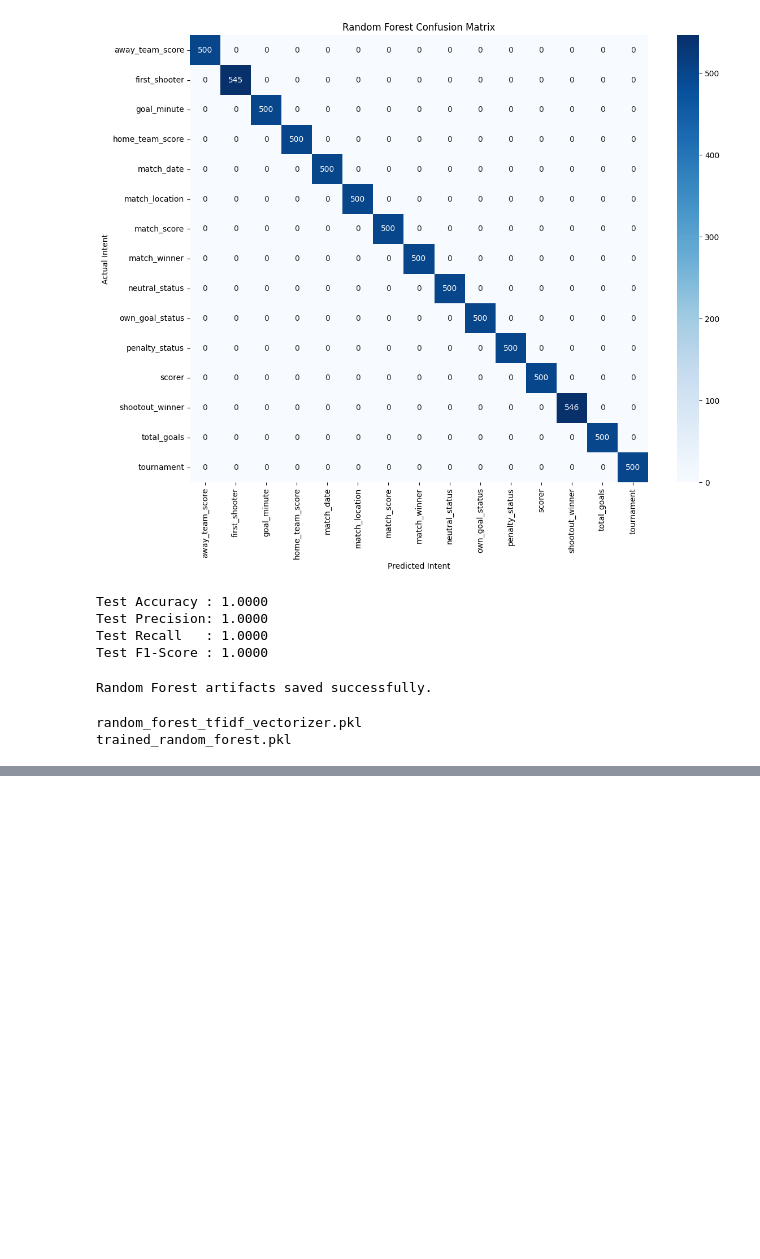
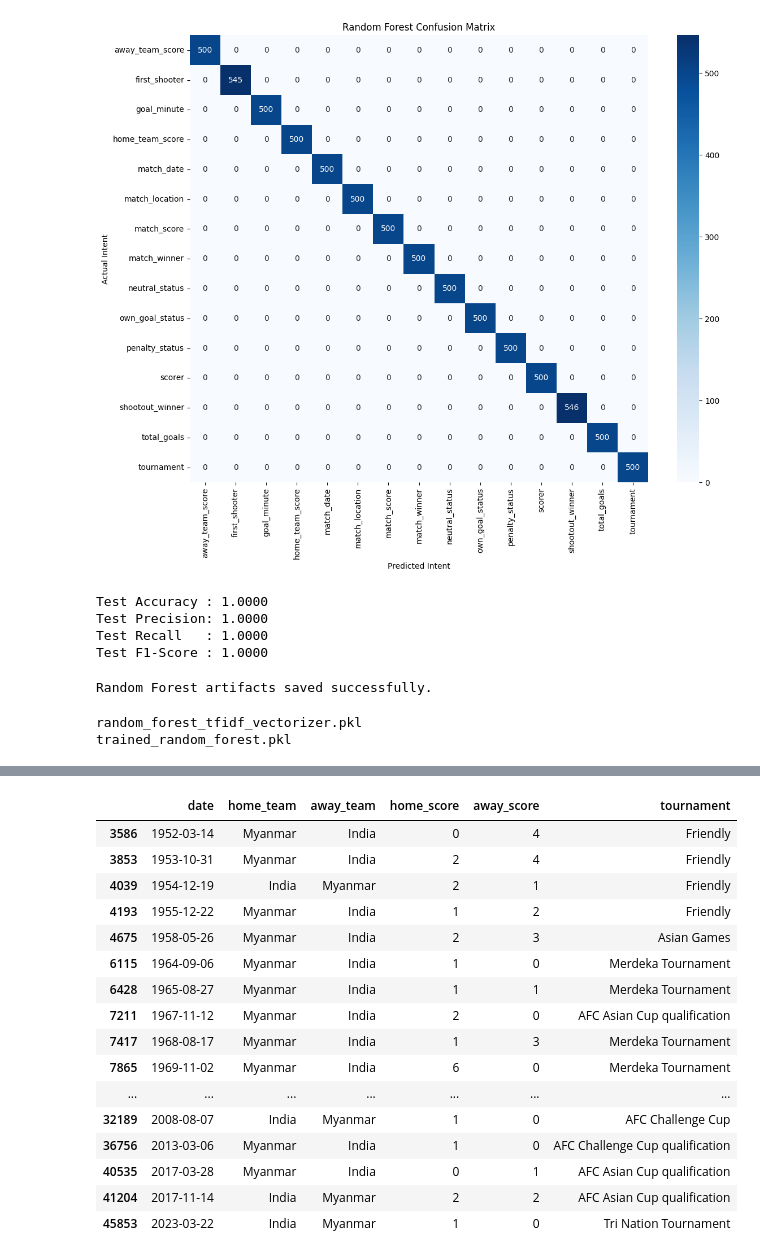
Before and after one commit to eshan14git/football-qa-nlp, a Jupyter notebook: notebooks/05_random_forest.ipynb, the cells around one changed output, grey strips where cells are left out. Saved outputs shown, nothing was run; the diff lists cells and outputs as text; code cells hidden in the pictures; blank space fills up the shorter version.

```diff
--- a/notebooks/05_random_forest.ipynb
+++ b/notebooks/05_random_forest.ipynb
@@ -354,0 +474,17 @@ trained_random_forest.pkl
+# %%
+import pandas as pd
+import os
+
+data_path = "/content/football-qa-nlp/data"
+
+results_df = pd.read_csv(os.path.join(data_path, "results_clean.csv"))
+goalscorers_df = pd.read_csv(os.path.join(data_path, "goalscorers_clean.csv"))
+shootouts_df = pd.read_csv(os.path.join(data_path, "shootouts_clean.csv"))
+former_names_df = pd.read_csv(os.path.join(data_path, "former_names_clean.csv"))
+
+print("Datasets loaded successfully.\n")
+
+print("Results:", results_df.shape)
+print("Goalscorers:", goalscorers_df.shape)
+print("Shootouts:", shootouts_df.shape)
+print("Former names:", former_names_df.shape)
@@ -354,0 +703,35 @@ trained_random_forest.pkl
+# %%
+myanmar_india = results_df[
+    (
+        (results_df["home_team"] == "Myanmar") &
+        (results_df["away_team"] == "India")
+    )
+    |
+    (
+        (results_df["home_team"] == "India") &
+        (results_df["away_team"] == "Myanmar")
+    )
+][
+    ["date", "home_team", "away_team",
+     "home_score", "away_score", "tournament"]
+]
+
+display(myanmar_india)
+# %% [output]
+|  | date | home_team | away_team | home_score | away_score | tournament |
+| 3586 | 1952-03-14 | Myanmar | India | 0 | 4 | Friendly |
+| 3853 | 1953-10-31 | Myanmar | India | 2 | 4 | Friendly |
+| 4039 | 1954-12-19 | India | Myanmar | 2 | 1 | Friendly |
+| 4193 | 1955-12-22 | Myanmar | India | 1 | 2 | Friendly |
+| 4675 | 1958-05-26 | Myanmar | India | 2 | 3 | Asian Games |
+| 6115 | 1964-09-06 | Myanmar | India | 1 | 0 | Merdeka Tournament |
+| 6428 | 1965-08-27 | Myanmar | India | 1 | 1 | Merdeka Tournament |
+| 7211 | 1967-11-12 | Myanmar | India | 2 | 0 | AFC Asian Cup qualification |
+| 7417 | 1968-08-17 | Myanmar | India | 1 | 3 | Merdeka Tournament |
+| 7865 | 1969-11-02 | Myanmar | India | 6 | 0 | Merdeka Tournament |
+| ... | ... | ... | ... | ... | ... | ... |
+| 32189 | 2008-08-07 | India | Myanmar | 1 | 0 | AFC Challenge Cup |
+| 36756 | 2013-03-06 | Myanmar | India | 1 | 0 | AFC Challenge Cup qualification |
+| 40535 | 2017-03-28 | Myanmar | India | 0 | 1 | AFC Asian Cup qualification |
+| 41204 | 2017-11-14 | India | Myanmar | 2 | 2 | AFC Asian Cup qualification |
+| 45853 | 2023-03-22 | India | Myanmar | 1 | 0 | Tri Nation Tournament |
```
Also changed, not shown: parts of 17 cells of this notebook.
